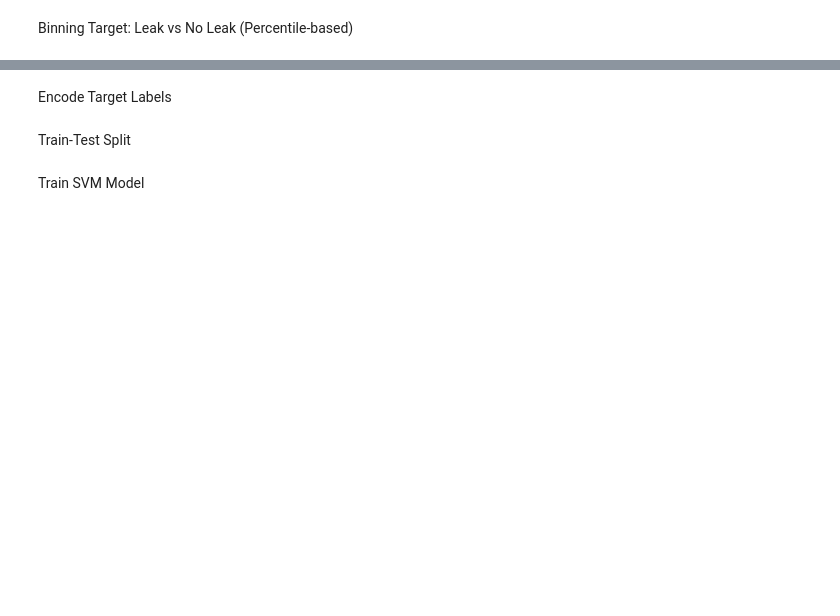
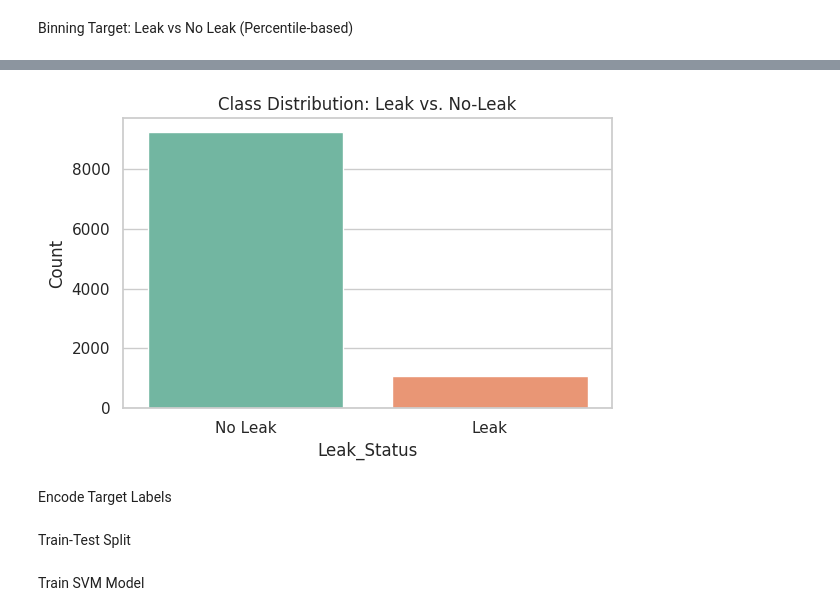
Before and after one commit to ambkingdavid/Leak-Detection-Model, a Jupyter notebook: new_svm_model.ipynb, the cells around one changed output, grey strips where cells are left out. Saved outputs shown, nothing was run; the diff lists cells and outputs as text; code cells hidden in the pictures; blank space fills up the shorter version.

Commit message:
svm threshold update

```diff
--- a/new_svm_model.ipynb
+++ b/new_svm_model.ipynb
@@ -24,9 +24,10 @@ df.head()
 # %% [markdown]
 Binning Target: Leak vs No Leak (Percentile-based)
 # %%
-percentile = 0.8  # 80th percentile
-threshold = df['CR-corrosion defect'].quantile(percentile)
-df['Leak_Status'] = np.where(df['CR-corrosion defect'] > threshold, 'Leak', 'No Leak')
+# percentile = 0.8  # 80th percentile
+# threshold = df['CR-corrosion defect'].quantile(percentile)
+threshold = 0.25  # threshold for leak detection
+df['Leak_Status'] = np.where(df['CR-corrosion defect'] >= threshold, 'Leak', 'No Leak')
 
 df.head()
 # %% [output]
@@ -36,6 +37,25 @@ df.head()
 | 2 | 65.08 | 722.96 | 6.23 | 2017.92 | 1212.42 | ... |
 | 3 | 60.71 | 1557.23 | 11.71 | 558.22 | 1716.09 | ... |
 | 4 | 46.19 | 1304.42 | 8.58 | 1280.47 | 1929.22 | ... |
+# %%
+
+# Visualizing the class distribution
+
+# Assuming your class labels are in the column 'leak_label'
+sns.set_theme(style="whitegrid")
+plt.figure(figsize=(6,4))
+
+# Countplot of leak classes
+sns.countplot(data=df, x='Leak_Status', hue='Leak_Status', palette='Set2', legend=False)
+
+# Optional: Add titles and axis labels
+plt.title('Class Distribution: Leak vs. No-Leak')
+plt.xlabel('Leak_Status')
+plt.ylabel('Count')
+plt.tight_layout()
+plt.show()
+# %% [output]
+[figure, added]
 # %% [markdown]
 Encode Target Labels
 # %%
```
Also changed, not shown: parts of 2 cells of this notebook.
